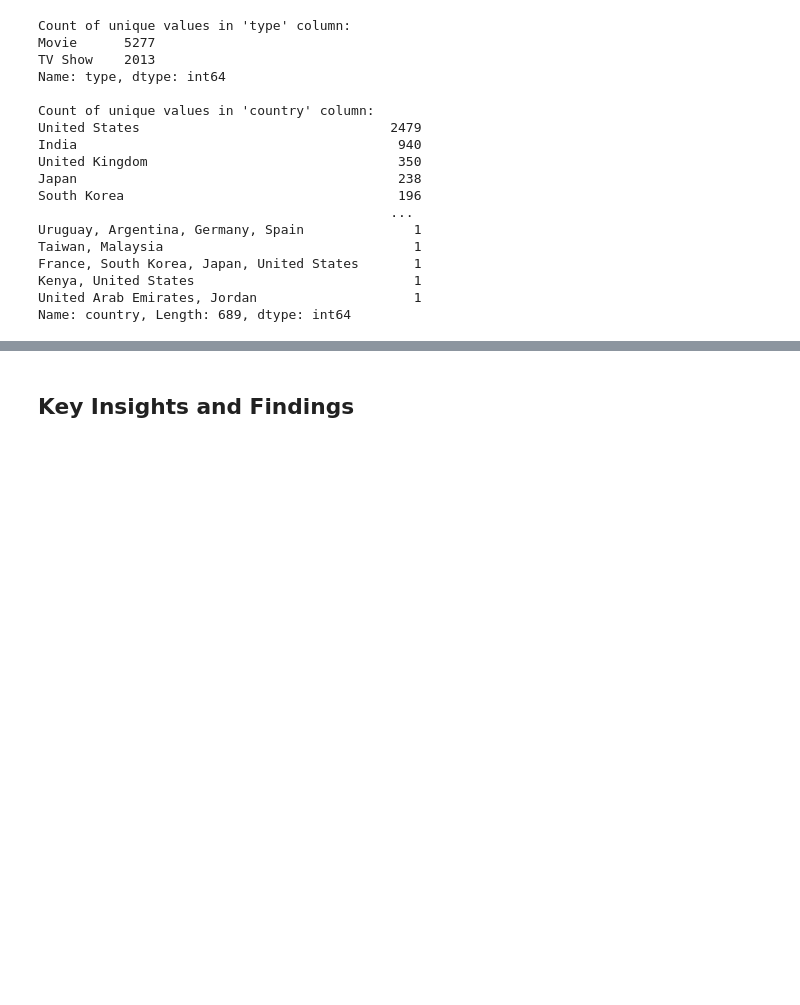
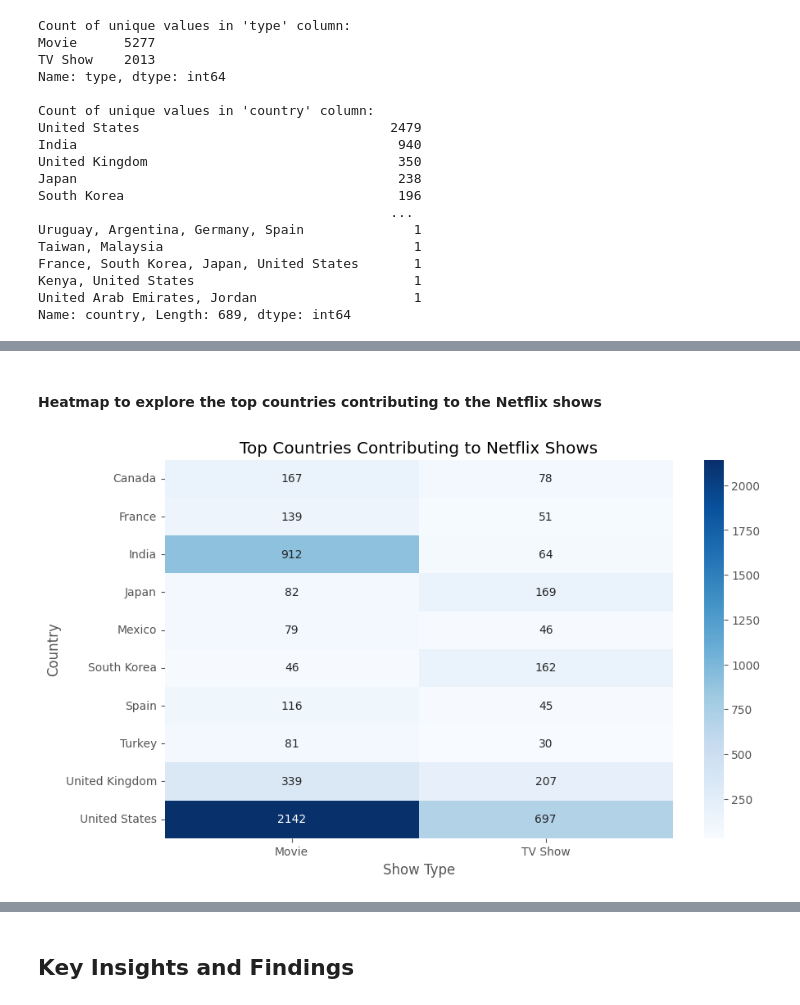
Before and after one commit to UUinc/exploratory-data-analysis-of-netflix-shows, a Jupyter notebook: exploratory-data-analysis-of-netflix-shows.ipynb, the cells around one changed output, grey strips where cells are left out. Cells and saved outputs as stored; diff of their text form; code cells hidden in the pictures; blank space fills up the shorter version.

```diff
--- a/exploratory-data-analysis-of-netflix-shows.ipynb
+++ b/exploratory-data-analysis-of-netflix-shows.ipynb
@@ -198,0 +238,14 @@ for index, row in df.iterrows():
+# %% [markdown]
+#### Heatmap to explore the top countries contributing to the Netflix shows
+# %%
+country_counts = df['country'].value_counts().head(10)
+country_show_types = df[df['country'].isin(country_counts.index)].pivot_table(index='country', columns='type', aggfunc='size', fill_value=0)
+
+plt.figure(figsize=(10, 6))
+sns.heatmap(country_show_types, cmap='Blues', annot=True, fmt='d', cbar=True)
+plt.title('Top Countries Contributing to Netflix Shows')
+plt.xlabel('Show Type')
+plt.ylabel('Country')
+plt.show()
+# %% [output]
+[figure, added]
```
Also changed, not shown: parts of 33 cells of this notebook.
